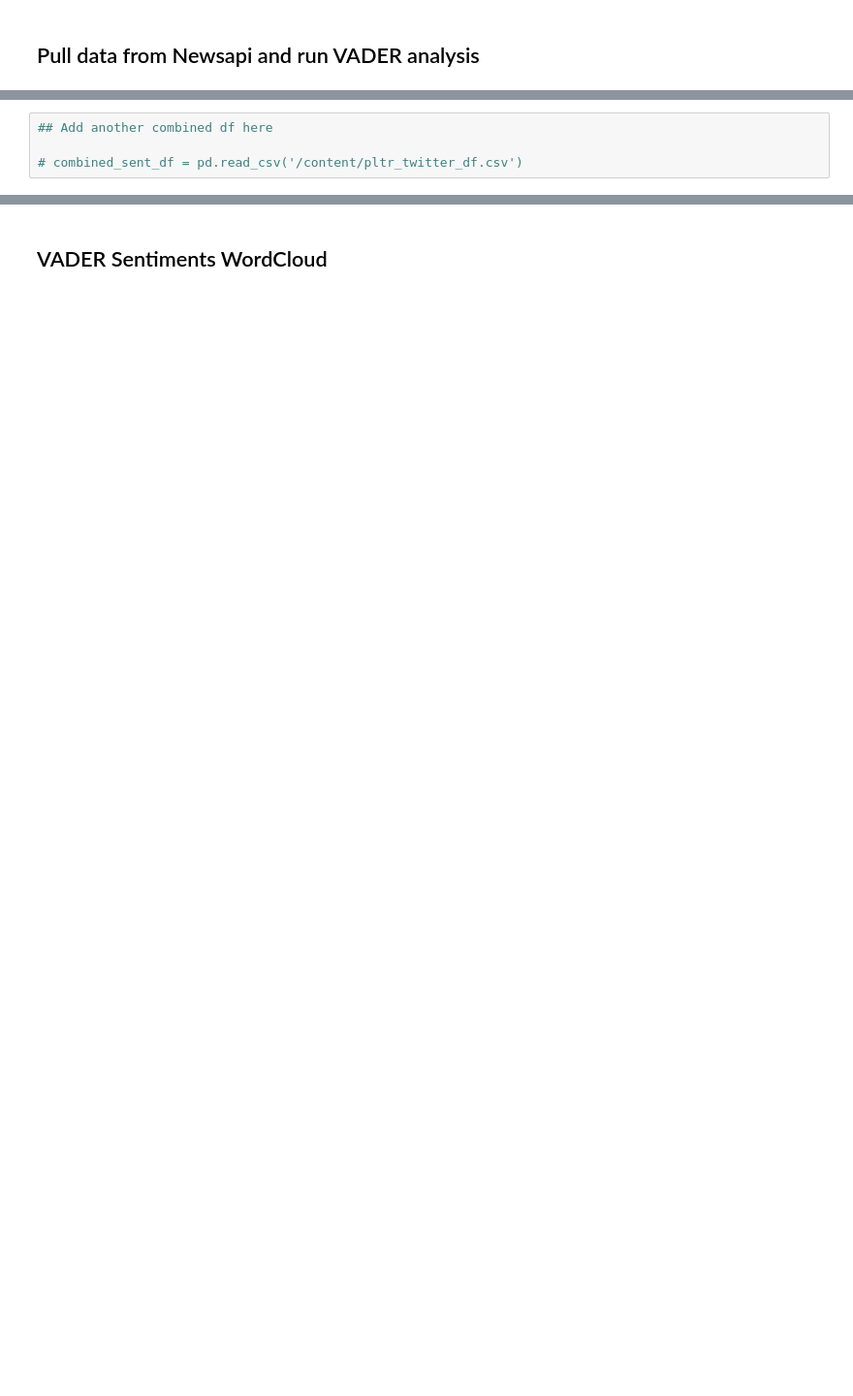
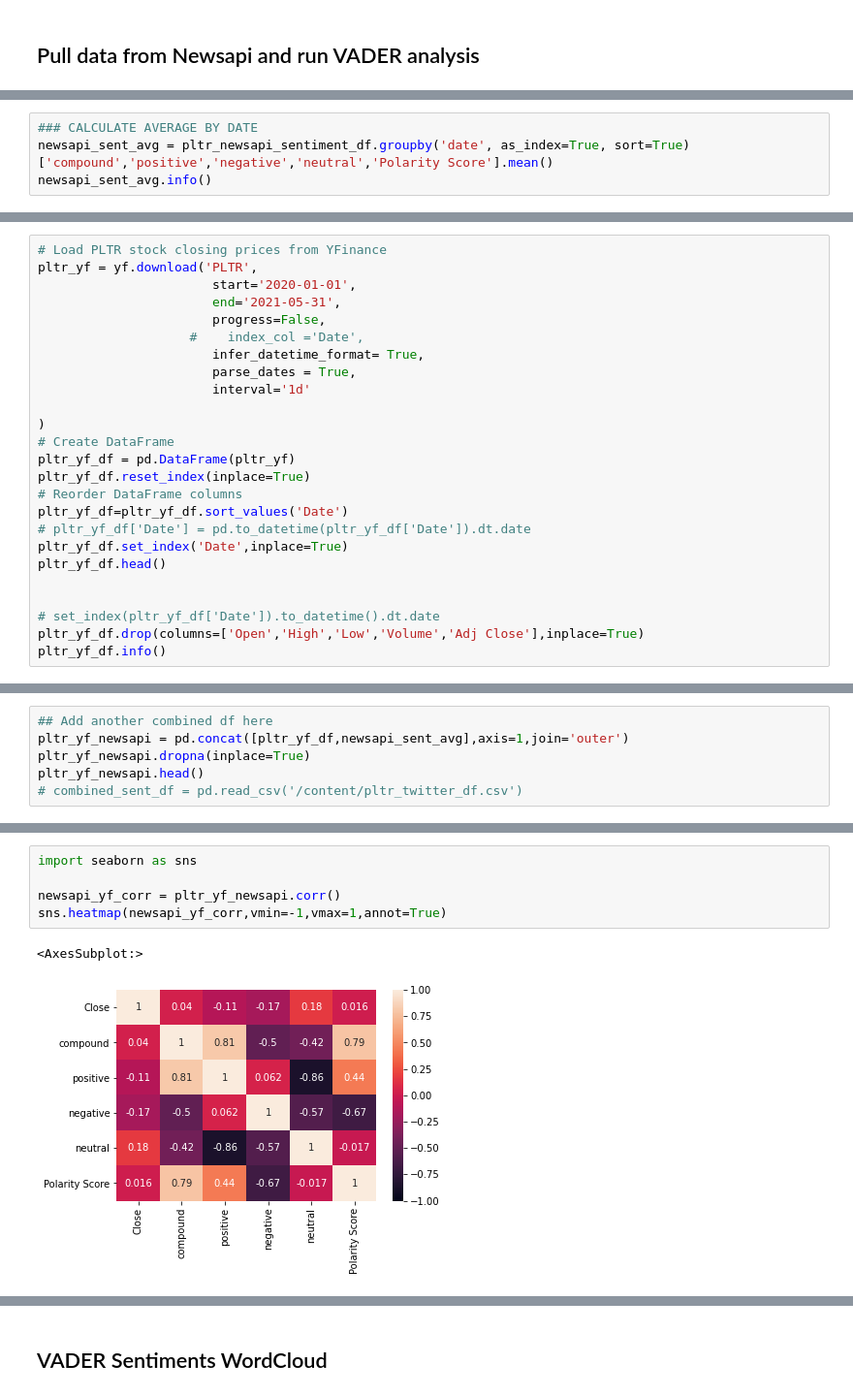
Before and after one commit to lfarlima/Multivariate-Time-Series-Analysis-of-Sentiment-Scores, a Jupyter notebook: Project_2.ipynb, the cells around one changed output, grey strips where cells are left out. Shown at 97% size. Saved outputs shown, nothing was run; the diff lists cells and outputs as text; blank space fills up the shorter version.

```diff
--- a/Project_2.ipynb
+++ b/Project_2.ipynb
@@ -311,0 +347,4 @@ pltr_newsapi_sentiment_df.head()
+# %%
+### CALCULATE AVERAGE BY DATE
+newsapi_sent_avg = pltr_newsapi_sentiment_df.groupby('date', as_index=True, sort=True)['compound','positive','negative','neutral','Polarity Score'].mean()
+newsapi_sent_avg.info()
@@ -316,0 +372,25 @@ pltr_newsapi_sentiment_df.groupby('Polarity Score').size().plot(kind='bar')
+# %%
+# Load PLTR stock closing prices from YFinance
+pltr_yf = yf.download('PLTR',
+                       start='2020-01-01',
+                       end='2021-05-31',
+                       progress=False,
+                    #    index_col ='Date',
+                       infer_datetime_format= True,
+                       parse_dates = True,
+                       interval='1d'
+
+)
+# Create DataFrame
+pltr_yf_df = pd.DataFrame(pltr_yf)
+pltr_yf_df.reset_index(inplace=True)
+# Reorder DataFrame columns
+pltr_yf_df=pltr_yf_df.sort_values('Date')
+# pltr_yf_df['Date'] = pd.to_datetime(pltr_yf_df['Date']).dt.date
+pltr_yf_df.set_index('Date',inplace=True)
+pltr_yf_df.head()
+
+
+# set_index(pltr_yf_df['Date']).to_datetime().dt.date
+pltr_yf_df.drop(columns=['Open','High','Low','Volume','Adj Close'],inplace=True)
+pltr_yf_df.info()
@@ -317,4 +406,6 @@ pltr_newsapi_sentiment_df.groupby('Polarity Score').size().plot(kind='bar')
 # %%
 ## Add another combined df here
-
+pltr_yf_newsapi = pd.concat([pltr_yf_df,newsapi_sent_avg],axis=1,join='outer')
+pltr_yf_newsapi.dropna(inplace=True)
+pltr_yf_newsapi.head()
 # combined_sent_df = pd.read_csv('/content/pltr_twitter_df.csv')
@@ -320,0 +463,8 @@ pltr_newsapi_sentiment_df.groupby('Polarity Score').size().plot(kind='bar')
+# %%
+import seaborn as sns
+
+newsapi_yf_corr = pltr_yf_newsapi.corr()
+sns.heatmap(newsapi_yf_corr,vmin=-1,vmax=1,annot=True)
+# %% [output]
+<AxesSubplot:>
+[figure, added]
```
Also changed, not shown: parts of 36 cells of this notebook, 1 other file.
